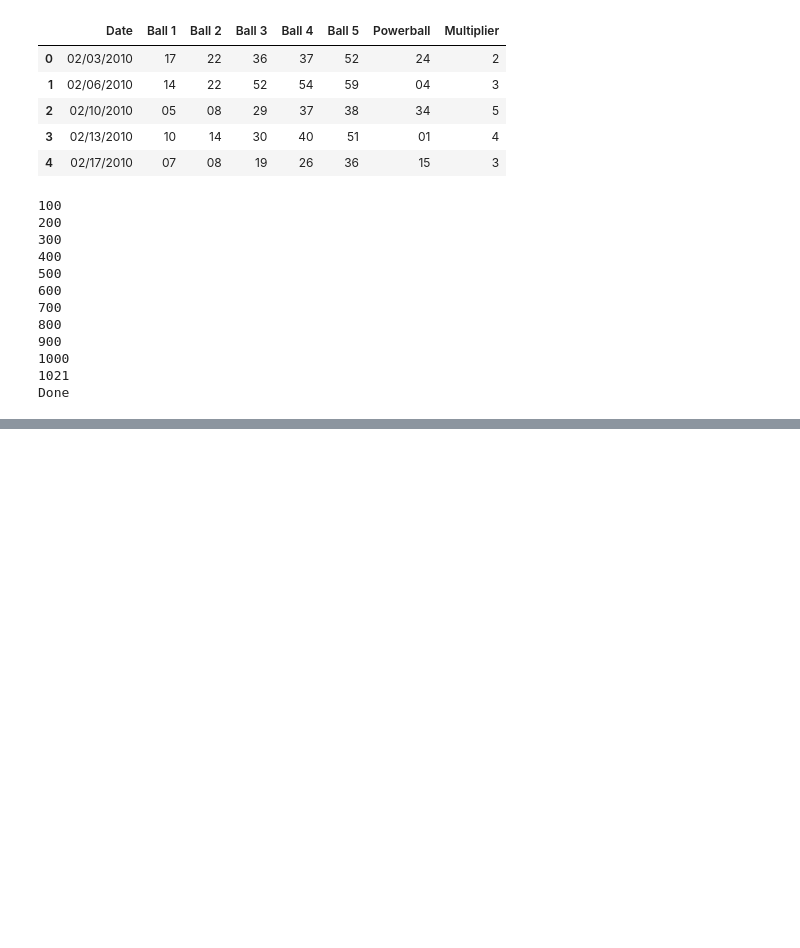
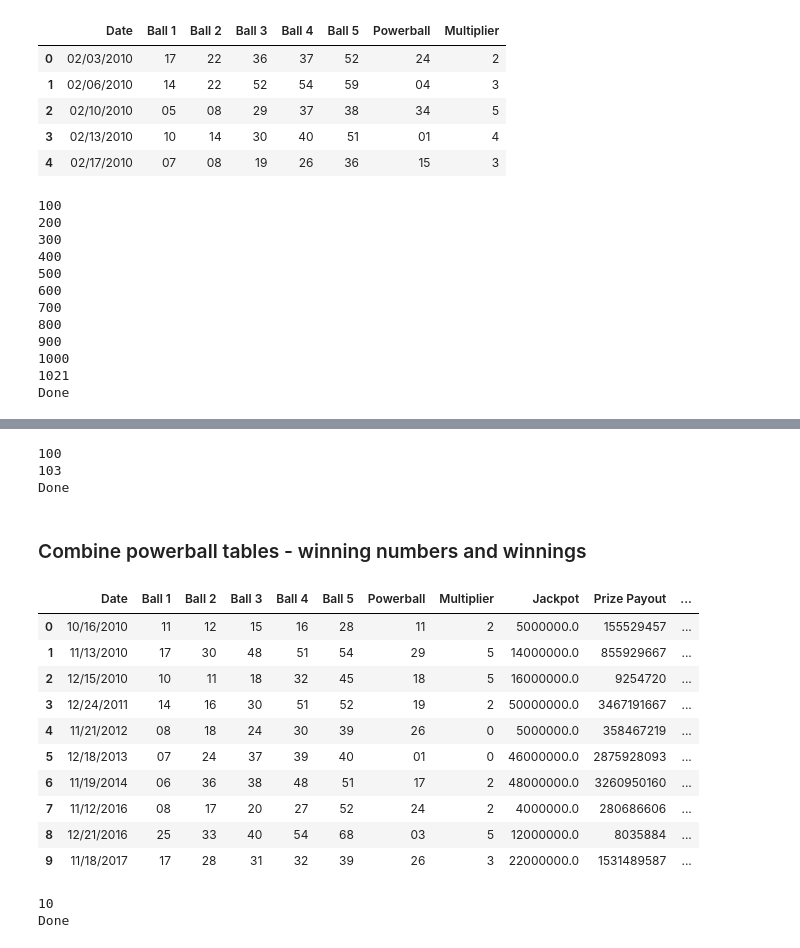
Before and after one commit to feldtmam/Florida_Lottery_ETL_Project, a Jupyter notebook: Florida_lottery_payouts2019.ipynb, the cells around one changed output, grey strips where cells are left out. Cells and saved outputs as stored; diff of their text form; code cells hidden in the pictures; blank space fills up the shorter version.

```diff
--- a/Florida_lottery_payouts2019.ipynb
+++ b/Florida_lottery_payouts2019.ipynb
@@ -720,0 +741,4 @@ Done
+# %%
+#Text extract
+raw = parser.from_file('http://www.flalottery.com/exptkt/lottowinners_Dec09_to_present.pdf')
+print(raw['content'])
@@ -720,0 +764,2 @@ Done
+# %%
+raw = str(raw)
@@ -720,0 +818,34 @@ Done
+# %%
+
+combined_list_lotto_winners = pd.DataFrame(np.column_stack([Dates, advert_jackpot, act_jackpot]),
+                               columns=['Date', 'Advertized Jackpot', 'Prize Payout+'])
+
+combined_list_lotto_winners['Date'] = combined_list_lotto_winners['Date'].str.strip()
+#combined_list_lotto_winners['Date'] = combined_list_lotto_winners['Date'].dt.strftime('%m/%d/%Y')
+#Split the advertized jackpot into separate columns to remove the text part
+combined_list_lotto_winners=combined_list_lotto_winners.join(combined_list_lotto_winners['Advertized Jackpot'].str.split(' ', expand=True))
+#rename the new columns
+combined_list_lotto_winners=combined_list_lotto_winners.rename(columns = {0:'Space',1:'Jackpot',2:'Drop'})
+#Split the prize payout into separate columns to show the number of winners
+combined_list_lotto_winners=combined_list_lotto_winners.join(combined_list_lotto_winners['Prize Payout+'].str.split(' ', expand=True))
+#rename the new columns
+combined_list_lotto_winners=combined_list_lotto_winners.rename(columns = {0:'Space',1:'Prize Payout',2:'Number of Winners'})
+# dropping duplicate values
+combined_list_lotto_winners.drop_duplicates(keep='first',inplace=True)
+
+
+#change the order of the columns
+combined_list_lotto_winners = combined_list_lotto_winners[['Date', 'Jackpot','Prize Payout', 'Number of Winners']]
+#remove duplicate rows - duplicates due to multiple winners
+#remove the $ sign and convert to float
+combined_list_lotto_winners['Jackpot']=combined_list_lotto_winners['Jackpot'].str.replace(',', '', regex=False)
+combined_list_lotto_winners['Jackpot'] = [x.strip('$') for x in combined_list_lotto_winners['Jackpot']]
+combined_list_lotto_winners['Jackpot'] = pd.to_numeric(combined_list_lotto_winners['Jackpot'])
+combined_list_lotto_winners['Jackpot'] = [round(x,2) for x in combined_list_lotto_winners['Jackpot']]
+combined_list_lotto_winners['Prize Payout']=combined_list_lotto_winners['Prize Payout'].str.replace(',', '', regex=False)
+combined_list_lotto_winners['Prize Payout']=combined_list_lotto_winners['Prize Payout'].str.replace('.00', '', regex=False)
+combined_list_lotto_winners['Prize Payout']=combined_list_lotto_winners['Prize Payout'].str.replace('.', '', regex=False)
+combined_list_lotto_winners['Prize Payout'] = [x.strip('$') for x in combined_list_lotto_winners['Prize Payout']]
+combined_list_lotto_winners['Prize Payout'] = pd.to_numeric(combined_list_lotto_winners['Prize Payout'])
+combined_list_lotto_winners['Prize Payout'] = [round(x,2) for x in combined_list_lotto_winners['Prize Payout']]
+combined_list_lotto_winners.head()
@@ -720,0 +859,34 @@ Done
+# %%
+#Call the write to MongoDB function to add the dataframe to the db
+write_df_to_mongoDB(  combined_list_lotto_winners,\
+                          database_name = 'Florida_Lottery' ,\
+                          collection_name = 'powerball_winnings')
+# %% [output]
+100
+103
+Done
+# %% [markdown]
+### Combine powerball tables - winning numbers and winnings
+# %%
+df_powerball_combined = pd.merge(combined_list_powerball, combined_list_lotto_winners, on='Date', how='inner')
+df_powerball_combined
+# %% [output]
+|  | Date | Ball 1 | Ball 2 | Ball 3 | Ball 4 | Ball 5 | Powerball | Multiplier | Jackpot | Prize Payout | ... |
+| 0 | 10/16/2010 | 11 | 12 | 15 | 16 | 28 | 11 | 2 | 5000000.0 | 155529457 | ... |
+| 1 | 11/13/2010 | 17 | 30 | 48 | 51 | 54 | 29 | 5 | 14000000.0 | 855929667 | ... |
+| 2 | 12/15/2010 | 10 | 11 | 18 | 32 | 45 | 18 | 5 | 16000000.0 | 9254720 | ... |
+| 3 | 12/24/2011 | 14 | 16 | 30 | 51 | 52 | 19 | 2 | 50000000.0 | 3467191667 | ... |
+| 4 | 11/21/2012 | 08 | 18 | 24 | 30 | 39 | 26 | 0 | 5000000.0 | 358467219 | ... |
+| 5 | 12/18/2013 | 07 | 24 | 37 | 39 | 40 | 01 | 0 | 46000000.0 | 2875928093 | ... |
+| 6 | 11/19/2014 | 06 | 36 | 38 | 48 | 51 | 17 | 2 | 48000000.0 | 3260950160 | ... |
+| 7 | 11/12/2016 | 08 | 17 | 20 | 27 | 52 | 24 | 2 | 4000000.0 | 280686606 | ... |
+| 8 | 12/21/2016 | 25 | 33 | 40 | 54 | 68 | 03 | 5 | 12000000.0 | 8035884 | ... |
+| 9 | 11/18/2017 | 17 | 28 | 31 | 32 | 39 | 26 | 3 | 22000000.0 | 1531489587 | ... |
+# %%
+#Call the write to MongoDB function to add the dataframe to the db
+write_df_to_mongoDB(  df_powerball_combined,\
+                          database_name = 'Florida_Lottery' ,\
+                          collection_name = 'powerball_combined')
+# %% [output]
+10
+Done
```
Also changed, not shown: parts of 29 cells of this notebook, 3 other files.
